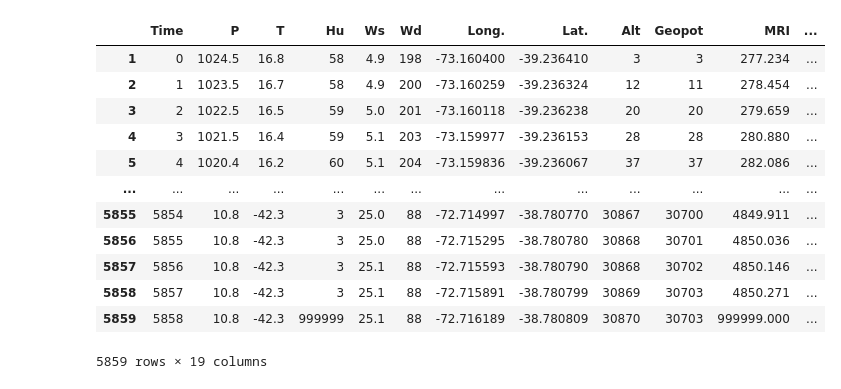
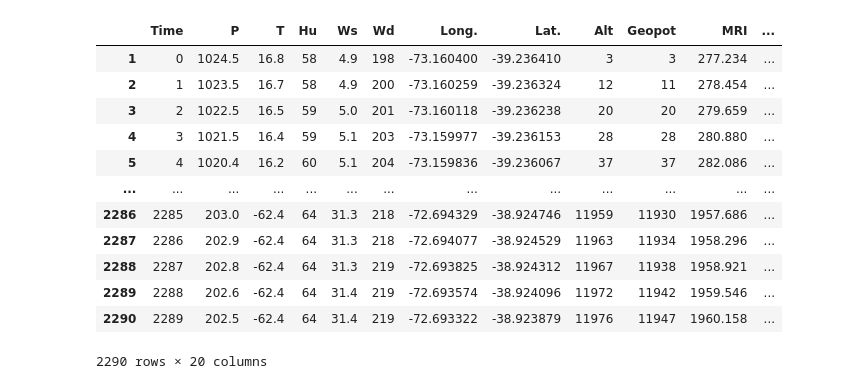
Before and after one commit to gravitywaveanalysistool/gwat, a Jupyter notebook: src/ParseData.ipynb, the cells around one changed output. Drawn from its saved outputs; the diff is of its cells as text; code cells hidden in the pictures.

```diff
--- a/src/ParseData.ipynb
+++ b/src/ParseData.ipynb
@@ -67,5 +68,4 @@ def tropoData(rawData, encoding='ISO-8859-1'):
 # %%
-#Uses appropriate functions to apply the profiles into dataframes if there is some error with the format of the file it will not create the dataframe
 data_start_line, data_end_line = headerData(rawData)
 if data_start_line is not None and data_end_line is not None:
     nrows_to_read = data_end_line - data_start_line
@@ -80,7 +80,19 @@ if data_start_line is not None and data_end_line is not None:
     profile_df = profile_df[1:]
 
 
-data_start_line, data_end_line = tropoData(rawData)
-if data_start_line is not None and data_end_line is not None:
-    nrows_to_read = data_end_line - data_start_line
-    tropo_df = pd.read_csv(rawData, sep='\t', skiprows=data_start_line, nrows=nrows_to_read, engine='python', encoding='ISO-8859-1')
+# data_start_line, data_end_line = tropoData(rawData)
+# if data_start_line is not None and data_end_line is not None:
+#     nrows_to_read = data_end_line - data_start_line
+#     tropo_df = pd.read_csv(rawData, sep='\t', skiprows=data_start_line, nrows=nrows_to_read, engine='python', encoding='ISO-8859-1')
+
+def get_tropopause_value(file_path):
+    with open(file_path, 'r', encoding='ISO-8859-1') as file:
+        lines = file.readlines()
+        tropopause_found = False
+        for i, line in enumerate(lines):
+            if "Tropopauses:" in line:
+                tropopause_found = True
+            if tropopause_found and "1.:" in line:
+                value = line.split("1.:")[1].split()[0]
+                return float(value)
+                break
@@ -107,28 +99,35 @@ header_df
 # %%
 #Converts column to whatever integer equivalent float / int
 for col in profile_df.select_dtypes(include=['object']).columns:
     profile_df[col] = pd.to_numeric(profile_df[col], downcast='integer')
 
+mean_temp = profile_df['T'].mean()
+profile_df['T_Perturbation'] = profile_df['T'] - mean_temp
+
+Tropopause = get_tropopause_value(rawData)
+closest_index = (profile_df['P'] - Tropopause).abs().idxmin()
+tropo_df = profile_df.iloc[:closest_index + 1]
+strato_df = profile_df.iloc[closest_index + 1:]
+
 #Calculates the difference between followings alts
-profile_df['diff'] = profile_df['Alt'].diff()
-peak_index = profile_df[profile_df['diff'] < 0].first_valid_index()
+profile_df['Ascending_Rate'] = profile_df['Alt'].diff()
+peak_index = profile_df[profile_df['Ascending_Rate'] < 0].first_valid_index()
 #Drop rows after peak and drop diff column
 if peak_index is not None:
     profile_df = profile_df.loc[:peak_index - 1]
-profile_df = profile_df.drop(columns=['diff'])
-profile_df
+tropo_df
 # %% [output]
 |  | Time | P | T | Hu | Ws | Wd | Long. | Lat. | Alt | Geopot | MRI | ... |
 | 1 | 0 | 1024.5 | 16.8 | 58 | 4.9 | 198 | -73.160400 | -39.236410 | 3 | 3 | 277.234 | ... |
 | 2 | 1 | 1023.5 | 16.7 | 58 | 4.9 | 200 | -73.160259 | -39.236324 | 12 | 11 | 278.454 | ... |
 | 3 | 2 | 1022.5 | 16.5 | 59 | 5.0 | 201 | -73.160118 | -39.236238 | 20 | 20 | 279.659 | ... |
 | 4 | 3 | 1021.5 | 16.4 | 59 | 5.1 | 203 | -73.159977 | -39.236153 | 28 | 28 | 280.880 | ... |
 | 5 | 4 | 1020.4 | 16.2 | 60 | 5.1 | 204 | -73.159836 | -39.236067 | 37 | 37 | 282.086 | ... |
 | ... | ... | ... | ... | ... | ... | ... | ... | ... | ... | ... | ... | ... |
-| 5855 | 5854 | 10.8 | -42.3 | 3 | 25.0 | 88 | -72.714997 | -38.780770 | 30867 | 30700 | 4849.911 | ... |
-| 5856 | 5855 | 10.8 | -42.3 | 3 | 25.0 | 88 | -72.715295 | -38.780780 | 30868 | 30701 | 4850.036 | ... |
-| 5857 | 5856 | 10.8 | -42.3 | 3 | 25.1 | 88 | -72.715593 | -38.780790 | 30868 | 30702 | 4850.146 | ... |
-| 5858 | 5857 | 10.8 | -42.3 | 3 | 25.1 | 88 | -72.715891 | -38.780799 | 30869 | 30703 | 4850.271 | ... |
-| 5859 | 5858 | 10.8 | -42.3 | 999999 | 25.1 | 88 | -72.716189 | -38.780809 | 30870 | 30703 | 999999.000 | ... |
+| 2286 | 2285 | 203.0 | -62.4 | 64 | 31.3 | 218 | -72.694329 | -38.924746 | 11959 | 11930 | 1957.686 | ... |
+| 2287 | 2286 | 202.9 | -62.4 | 64 | 31.3 | 218 | -72.694077 | -38.924529 | 11963 | 11934 | 1958.296 | ... |
+| 2288 | 2287 | 202.8 | -62.4 | 64 | 31.3 | 219 | -72.693825 | -38.924312 | 11967 | 11938 | 1958.921 | ... |
+| 2289 | 2288 | 202.6 | -62.4 | 64 | 31.4 | 219 | -72.693574 | -38.924096 | 11972 | 11942 | 1959.546 | ... |
+| 2290 | 2289 | 202.5 | -62.4 | 64 | 31.4 | 219 | -72.693322 | -38.923879 | 11976 | 11947 | 1960.158 | ... |
-5859 rows × 19 columns
+2290 rows × 20 columns
 # %%
```
Also changed, not shown: parts of 14 cells of this notebook.
